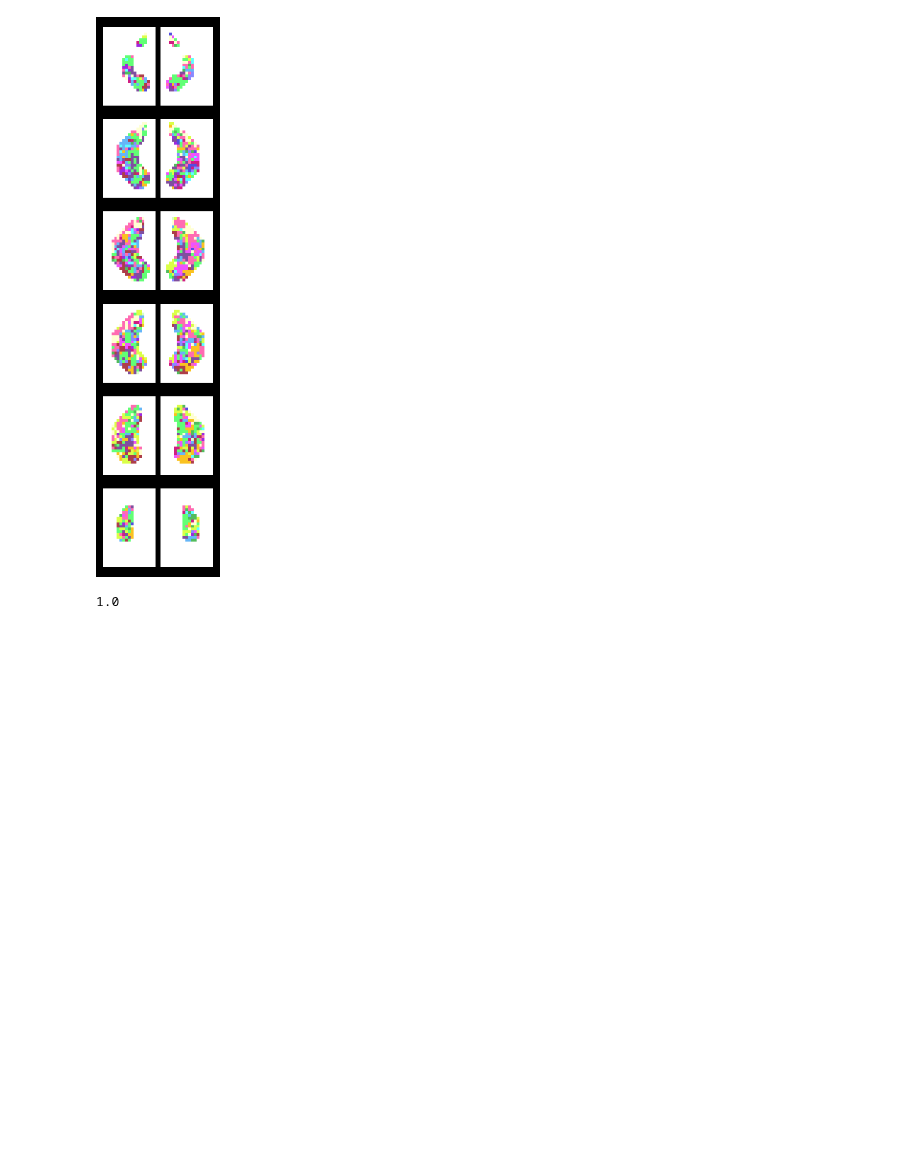
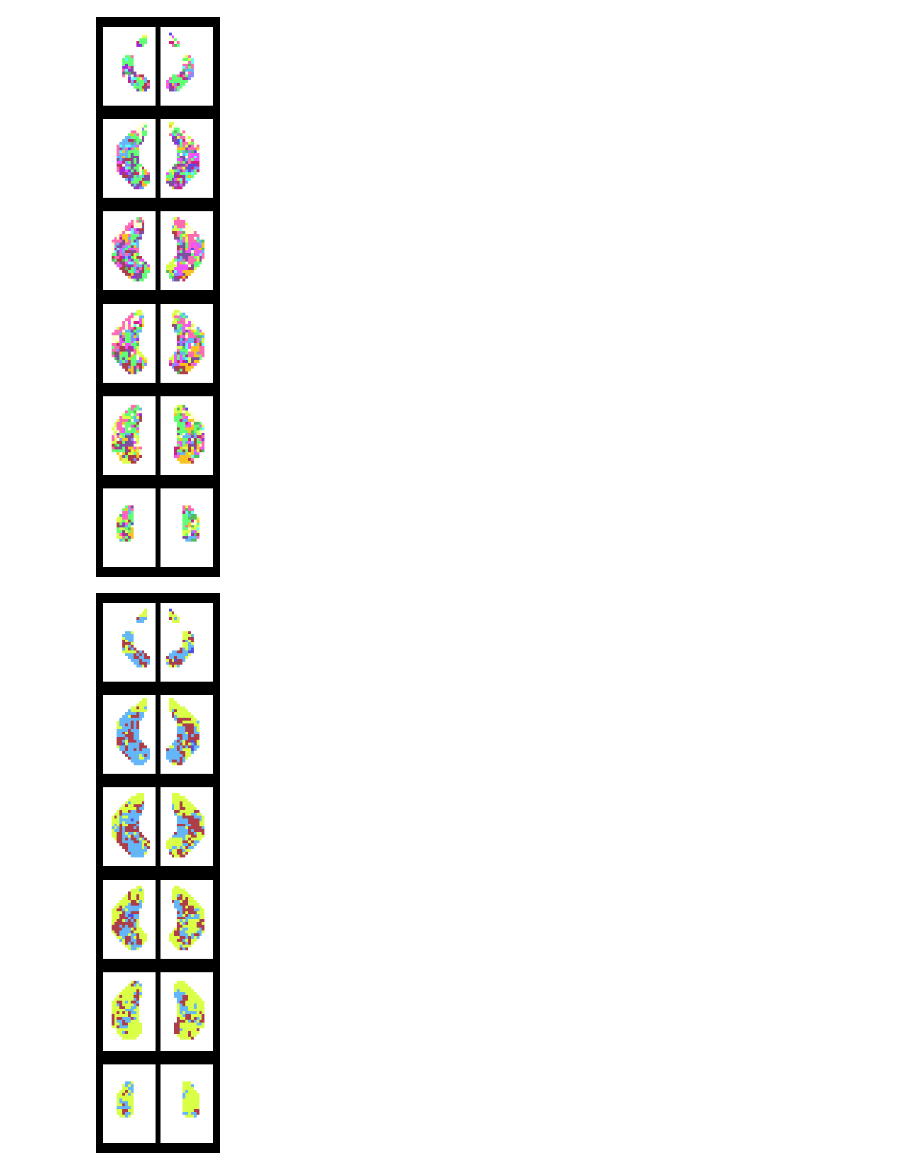
Before and after one commit to DiedrichsenLab/Pontine7T, a Jupyter notebook: notebooks/dentate_atlas.ipynb, the cells around one changed output. Cells and saved outputs as stored; diff of their text form; code cells hidden in the pictures; blank space fills up the shorter version.

```diff
--- a/notebooks/dentate_atlas.ipynb
+++ b/notebooks/dentate_atlas.ipynb
@@ -54,11 +54,11 @@ for i in range(len(new_reg)):
 # %%
 new_cmap = cmap[[0,3,6,8,13],:]
 
 wta = np.argmax(newprob, axis=0)
 wta += 1
 
 wta_int32 = wta.astype(np.int32)
 
-dentate_parcellation = plot.plot_dentate(wta_int32,cscale=[0,32],cmap=new_cmap)
+dentate_parcellation = plot.plot_dentate(wta_int32,cscale=[0,4],cmap=new_cmap)
 # %% [output]
-1.0
+[figure, added]
```
Also changed, not shown: parts of 1 cell of this notebook.
